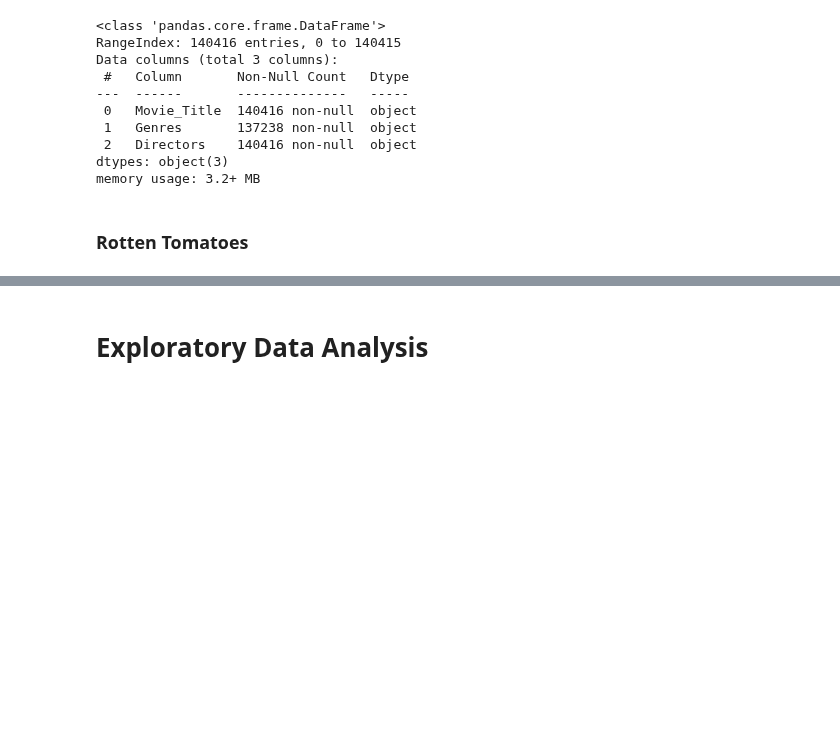
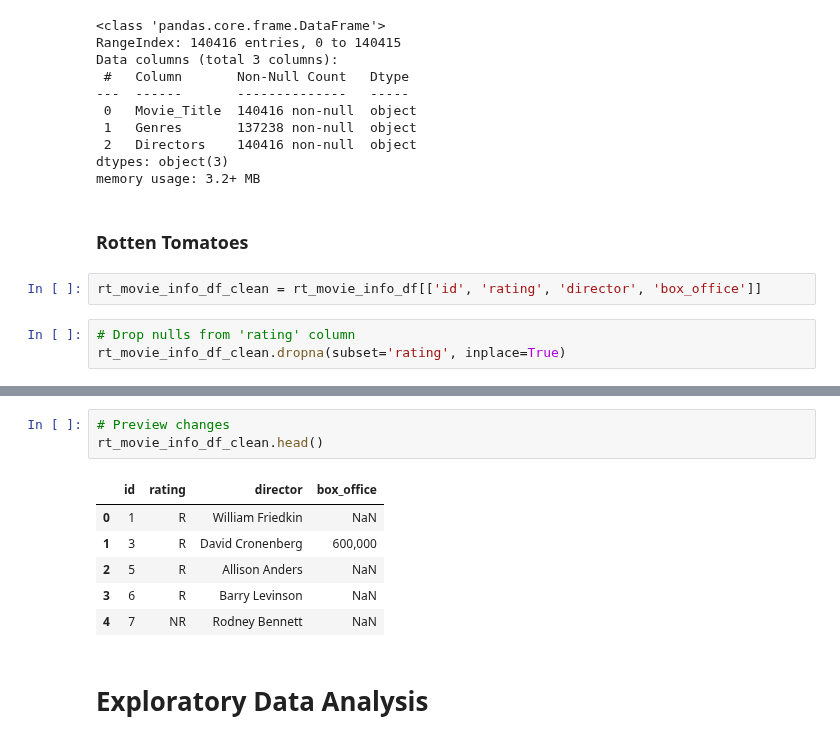
Before and after one commit to scarlettvalentin/movie_studio_project, a Jupyter notebook: notebook.ipynb, the cells around one changed output, grey strips where cells are left out. Cells and saved outputs as stored; diff of their text form; blank space fills up the shorter version.

```diff
--- a/notebook.ipynb
+++ b/notebook.ipynb
@@ -365,3 +391,8 @@ dtypes: object(3)
 memory usage: 3.2+ MB
 # %% [markdown]
 ### Rotten Tomatoes
+# %%
+rt_movie_info_df_clean = rt_movie_info_df[['id', 'rating', 'director', 'box_office']]
+# %%
+# Drop nulls from 'rating' column
+rt_movie_info_df_clean.dropna(subset='rating', inplace=True)
@@ -368,3 +414,13 @@ memory usage: 3.2+ MB
+# %%
+# Preview changes
+rt_movie_info_df_clean.head()
+# %% [output]
+|  | id | rating | director | box_office |
+| 0 | 1 | R | William Friedkin | NaN |
+| 1 | 3 | R | David Cronenberg | 600,000 |
+| 2 | 5 | R | Allison Anders | NaN |
+| 3 | 6 | R | Barry Levinson | NaN |
+| 4 | 7 | NR | Rodney Bennett | NaN |
 # %% [markdown]
 # Exploratory Data Analysis
 # %% [markdown]
```
Also changed, not shown: parts of 5 cells of this notebook.
